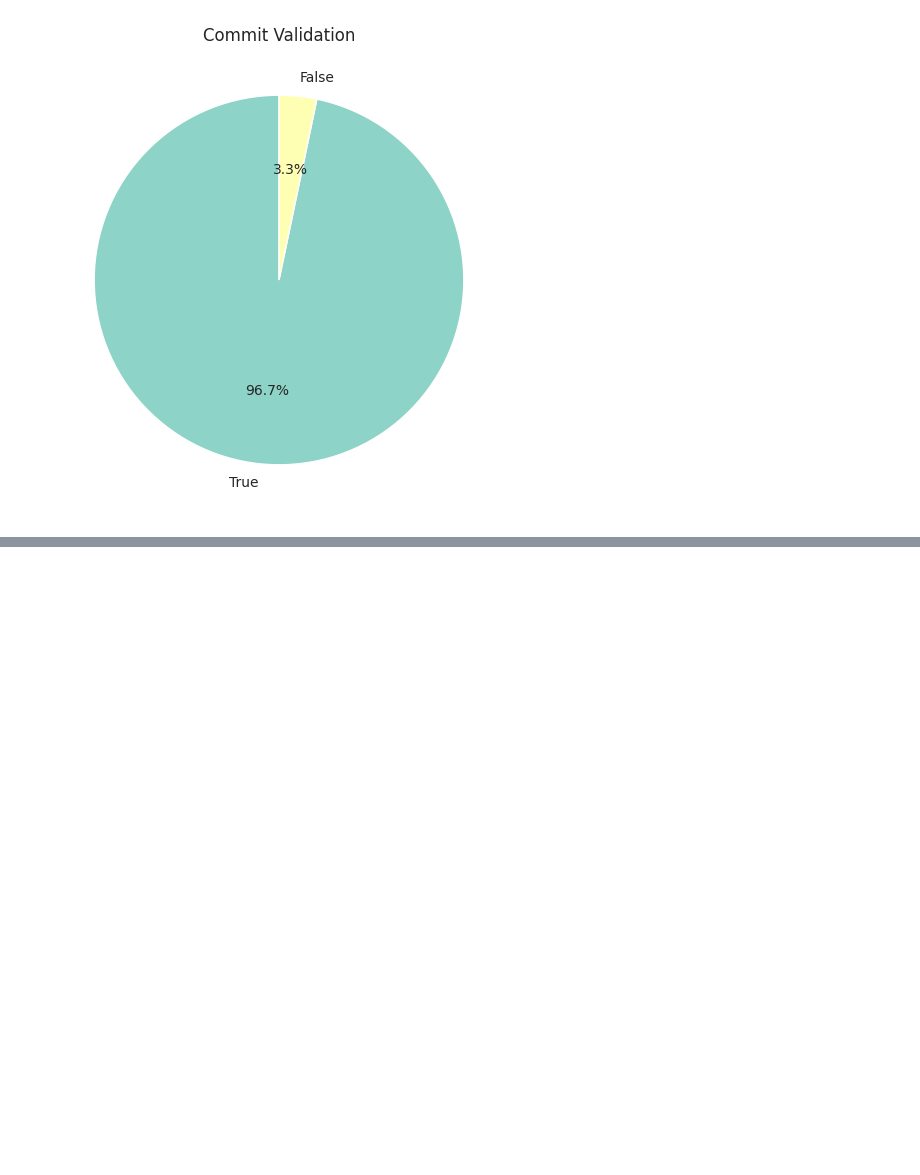
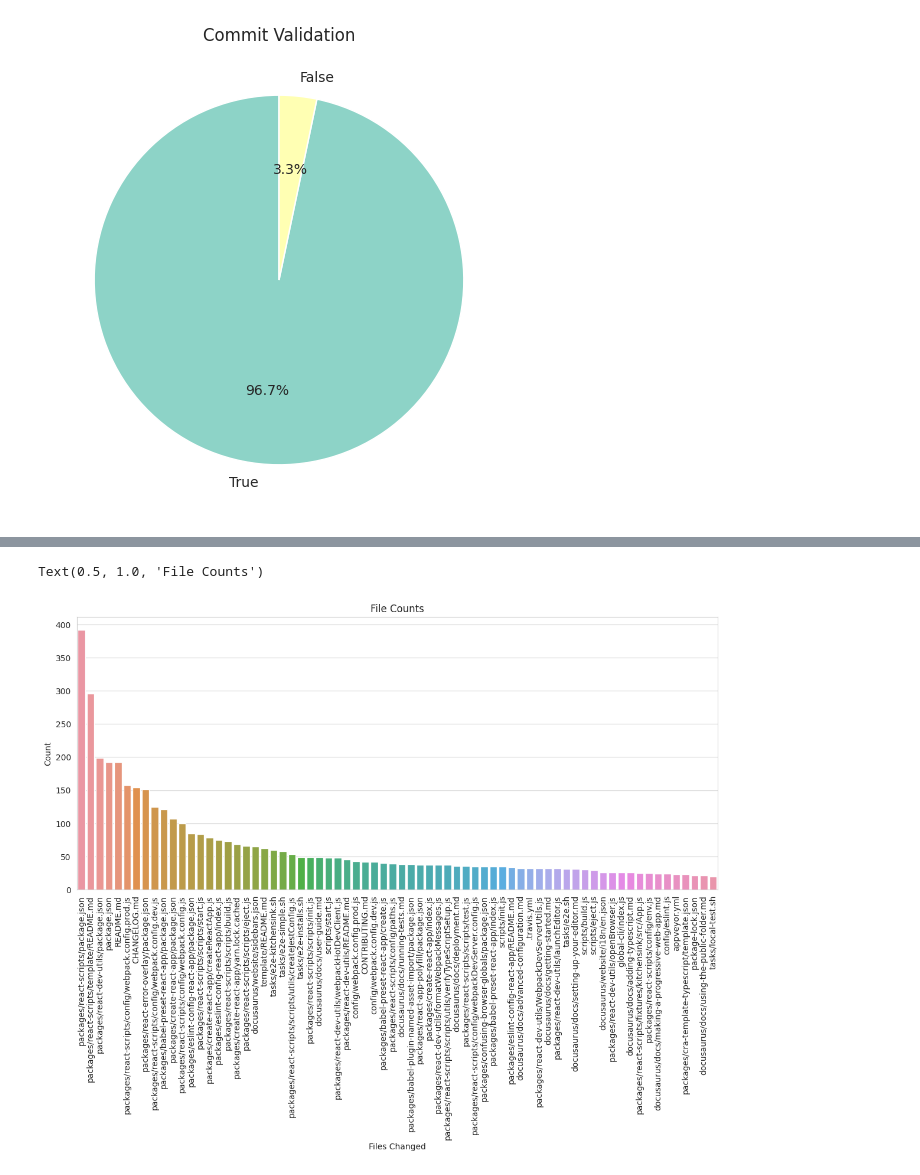
Before and after one commit to VinhPhamAI/Data-Analyst, a Jupyter notebook: Data_Analyst.ipynb, the cells around one changed output, grey strips where cells are left out. Saved outputs shown, nothing was run; the diff lists cells and outputs as text; code cells hidden in the pictures; blank space fills up the shorter version.

```diff
--- a/Data_Analyst.ipynb
+++ b/Data_Analyst.ipynb
@@ -577,0 +555,6 @@ KeyError: ignored
+# %%
+df_exploded = df.explode('Files Changed')
+
+file_counts = df_exploded['Files Changed'].value_counts()
+file_counts = file_counts[file_counts >= 20]
+file_counts
@@ -577,0 +574,10 @@ KeyError: ignored
+# %%
+plt.figure(figsize=(14, 6))
+sns.barplot(x=file_counts.index, y=file_counts.values)
+plt.xticks(rotation = 90)
+plt.xlabel('Files Changed')
+plt.ylabel('Count')
+plt.title('File Counts')
+# %% [output]
+Text(0.5, 1.0, 'File Counts')
+[figure, added]
```
Also changed, not shown: parts of 12 cells of this notebook.
